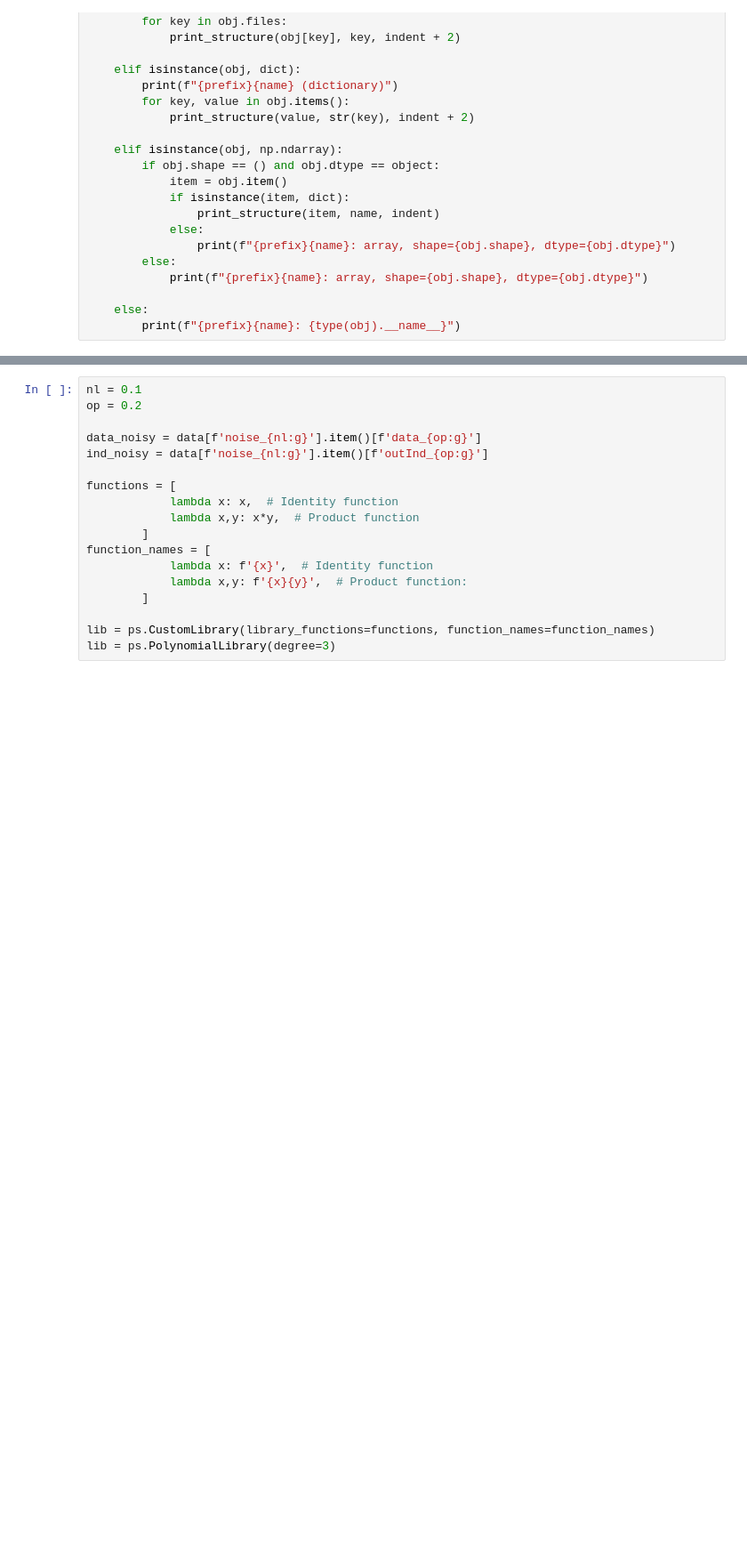
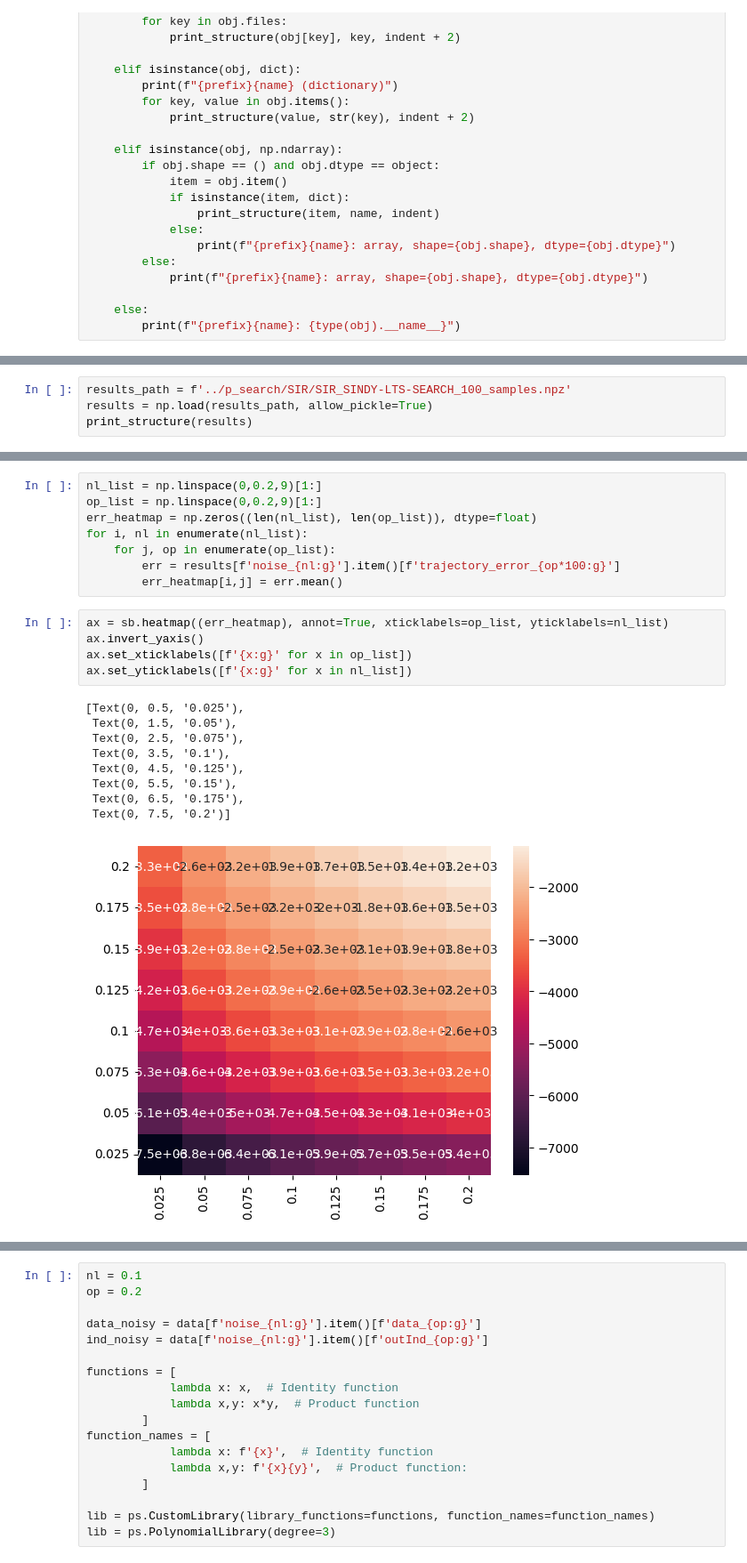
Before and after one commit to fabioamaral08/ILTS-SINDy, a Jupyter notebook: examples/recalc_p_test.ipynb, the cells around one changed output, grey strips where cells are left out. Shown at 89% size. Saved outputs shown, nothing was run; the diff lists cells and outputs as text; blank space fills up the shorter version.

```diff
--- a/examples/recalc_p_test.ipynb
+++ b/examples/recalc_p_test.ipynb
@@ -60,3 +83,7 @@ data (NPZ file)
     outInd_0.175: array, shape=(100, 175, 1), dtype=object
     data_0.2: array, shape=(100, 1001, 3), dtype=float64
     outInd_0.2: array, shape=(100, 200, 1), dtype=object
+# %%
+results_path = f'../p_search/SIR/SIR_SINDY-LTS-SEARCH_100_samples.npz'
+results = np.load(results_path, allow_pickle=True)
+print_structure(results)
@@ -62,0 +142,23 @@ data (NPZ file)
+# %%
+nl_list = np.linspace(0,0.2,9)[1:]
+op_list = np.linspace(0,0.2,9)[1:]
+err_heatmap = np.zeros((len(nl_list), len(op_list)), dtype=float)
+for i, nl in enumerate(nl_list):
+    for j, op in enumerate(op_list):
+        err = results[f'noise_{nl:g}'].item()[f'trajectory_error_{op*100:g}']
+        err_heatmap[i,j] = err.mean()
+# %%
+ax = sb.heatmap((err_heatmap), annot=True, xticklabels=op_list, yticklabels=nl_list)
+ax.invert_yaxis()
+ax.set_xticklabels([f'{x:g}' for x in op_list])
+ax.set_yticklabels([f'{x:g}' for x in nl_list])
+# %% [output]
+[Text(0, 0.5, '0.025'),
+ Text(0, 1.5, '0.05'),
+ Text(0, 2.5, '0.075'),
+ Text(0, 3.5, '0.1'),
+ Text(0, 4.5, '0.125'),
+ Text(0, 5.5, '0.15'),
+ Text(0, 6.5, '0.175'),
+ Text(0, 7.5, '0.2')]
+[figure, added]
```
Also changed, not shown: parts of 9 cells of this notebook, 3 other files.
